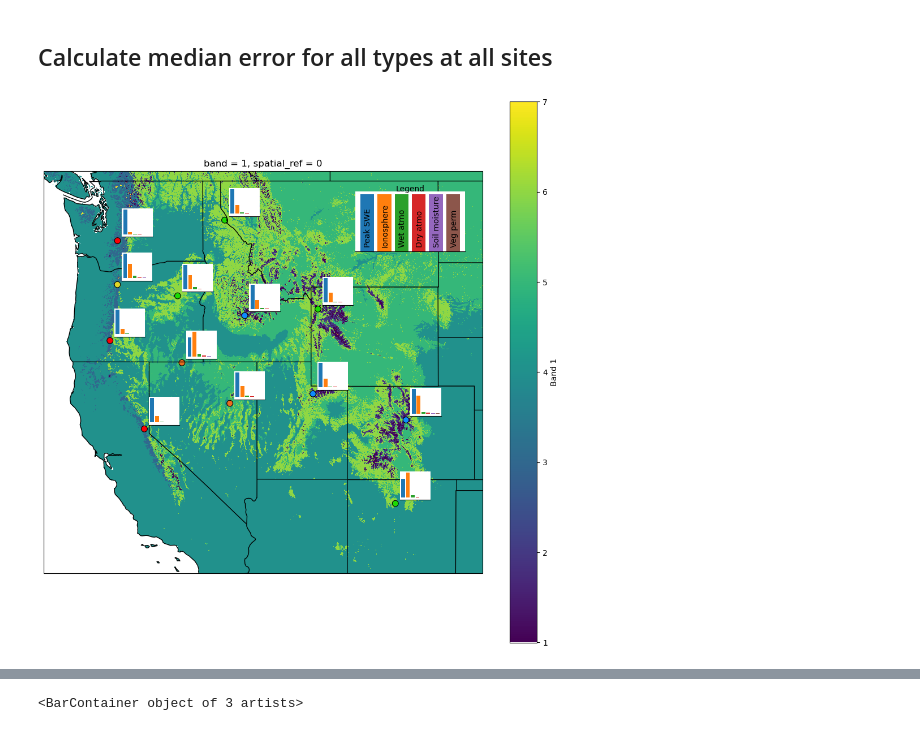
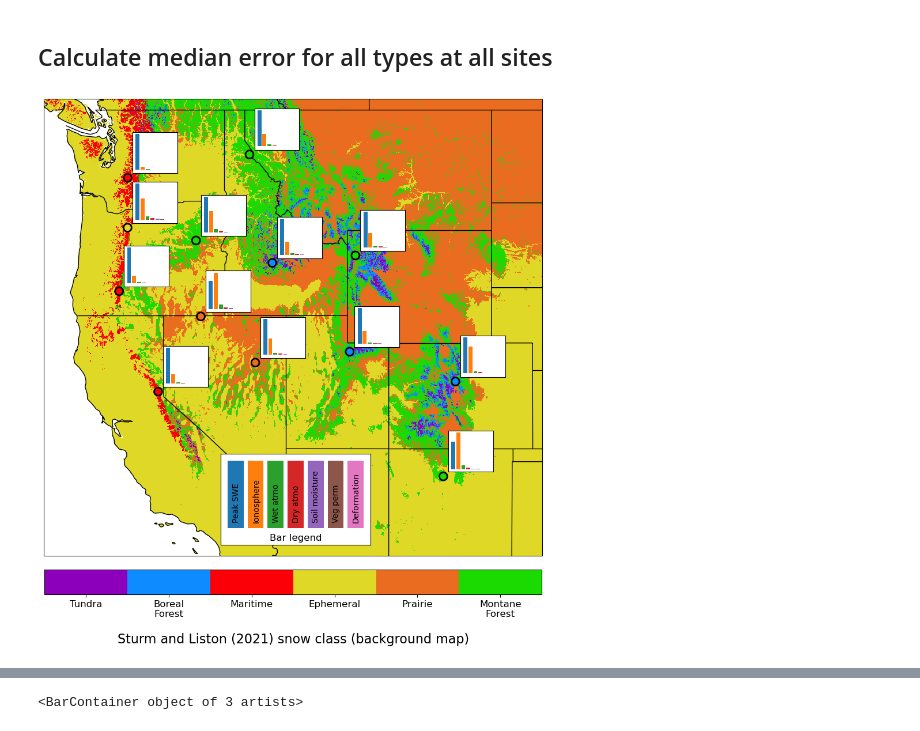
Before and after one commit to rpalomaki/SWE_error_analysis, a Jupyter notebook: ross_sandbox.ipynb, the cells around one changed output, grey strips where cells are left out. Drawn from its saved outputs; the diff is of its cells as text; code cells hidden in the pictures.

```diff
--- a/ross_sandbox.ipynb
+++ b/ross_sandbox.ipynb
@@ -387,16 +391,16 @@ def plot_temporal_variability(station_id: int, ax: plt.axes = None, return_data:
     if return_data:
         return (df_am, df_pm)
 # %%
-fig, ax = plt.subplots(5, 3, figsize=(15,20))
-plot_temporal_variability(station_id=784, ax=ax[:,0], return_data=False)
+fig, ax = plt.subplots(6, 3, figsize=(15*0.8,24*0.8))
+plot_temporal_variability(station_id=679, ax=ax[:,0], return_data=False)
 plot_temporal_variability(station_id=828, ax=ax[:,1], return_data=False)
 plot_temporal_variability(station_id=445, ax=ax[:,2], return_data=False)
 
-for axx in ax[4,:]:
-    axx.hlines([-0.08,0.08], 1, 274, lw=1.5, color='k', ls='--')
-for i in range(5):
+for axx in ax[5,:]:
+    axx.hlines([-0.08,0.08], 1, 274, lw=1.5, color='k', ls='--', zorder=100)
+for i in range(6):
     for axx in ax[i]:
-        if i != 4:
+        if i != 5:
             axx.set_ylim(-0.081, 0.081)
         else:
             axx.set_ylim(-4.5, 4.5)
@@ -406,7 +410,10 @@ for i in range(5):
 #     for axx in ax[i]:
 #         axx.set_ylim(miny, maxy)
 
-for axx in ax[:,0]:
+for axx in ax[:5,0]:
     axx.set_ylabel('SWE error [m]', fontsize=12)
+
+ax[5,0].set_ylabel('SWE error [m]', fontsize=12, labelpad=19)
+
 plt.tight_layout()
 # %% [output]
@@ -416,7 +423,7 @@ fig.savefig('fig2_v2.png', dpi=300)
 # %% [markdown]
 ## Calculate median error for all types at all sites
 # %%
-sites = gpd.read_file('/pl/active/palomaki-sar/insar_swe_errors/data/snotel/fig4_sites.csv')
+sites = gpd.read_file('/pl/active/palomaki-sar/insar_swe_errors/data/snotel/fig4_sites.csv').dropna(subset='ecoregion')
 for c in ['station_id','lat', 'lon', 'sand', 'clay','sturm', 'landfire', 'canopy_height']:
     sites[c] = pd.to_numeric(sites[c])
 sites['median_peak_swe'] = np.nan
@@ -437,6 +444,7 @@ for station_id in sites['station_id']:
         df[c] = df[c].abs()
 
     sites.loc[sites['station_id']==station_id, 'median_peak_swe'] = float(df[['wateryear','swe_m']].groupby('wateryear').max().median()['swe_m'])
+    sites.loc[sites['station_id']==station_id, 'median_defo_error'] = float(df[['wateryear','defo_error']].groupby('wateryear').median().median()['defo_error'])
     sites.loc[sites['station_id']==station_id, 'median_soil_error'] = float(df[['wateryear','soil_error']].groupby('wateryear').median().median()['soil_error'])
     sites.loc[sites['station_id']==station_id, 'median_veg_error'] = float(df[['wateryear','veg_error']].groupby('wateryear').median().median()['veg_error'])
     sites.loc[sites['station_id']==station_id, 'median_dry_error'] = float(df[['wateryear','dry_atmo_error']].groupby('wateryear').median().median()['dry_atmo_error'])
@@ -461,13 +469,13 @@ sites = sites.loc[sites['ecoregion']!='']
 countries = cfeature.NaturalEarthFeature(
         category='cultural',
         name='admin_0_boundary_lines_land',
-        scale='50m',
+        scale='10m',
         facecolor='none')
 
 states_provinces = cfeature.NaturalEarthFeature(
         category='cultural',
         name='admin_1_states_provinces_lines',
-        scale='50m',
+        scale='10m',
         facecolor='none')
 
 fig = plt.figure(figsize=(10,10))
@@ -477,48 +485,63 @@ ax.coastlines()
 ax.add_feature(countries)
 ax.add_feature(states_provinces)
 minx, miny, maxx, maxy = sites.total_bounds
 minx *= 1.03
 maxx *= 0.96
 miny *= 0.9
 maxy *= 1.05
 ax.set_extent((minx, maxx, miny, maxy), crs=ccrs.epsg(3857))
 
 color_dict = {1:'#8d00bb',2:'#0e8bff',3:'#fb0006',4:'#dfd826',5:'#e96c20',6:'#1bda02',7:'#9a9a9a'}
-sturm_colors = [color_dict[x] for x in sites['sturm']]
-sites['sturm_colors'] = sturm_colors
+sturm_colors_sites = [color_dict[x] for x in sites['sturm']]
+sites['sturm_colors'] = sturm_colors_sites
 
-sites['geometry'].plot(ax=ax, color=sites['sturm_colors'], markersize=60, edgecolor='k', linewidth=0.8)
+sturm_colors = list(color_dict.values())[:-1]
+sturm_cmap = mcolors.ListedColormap(sturm_colors)
+bounds = np.arange(1,8)
+sturm_norm = mcolors.BoundaryNorm(bounds, sturm_cmap.N)
+
+sites['geometry'].plot(ax=ax, color=sites['sturm_colors'], markersize=100, edgecolor='k', linewidth=2, zorder=100)
 
 sites['ax_x'] = (sites['geometry'].x - minx) / (maxx-minx)
 sites['ax_y'] = (sites['geometry'].y - miny) / (maxy-miny)
-colors = [plt.get_cmap('tab10')(i) for i in range(6)]
+colors = [plt.get_cmap('tab10')(i) for i in range(7)]
 
 for i, site in sites.iterrows():
-    rel_errors = site[['median_peak_swe','median_ion_error','median_wet_error','median_dry_error','median_soil_error','median_veg_error']]/site['median_peak_swe']
-    ax_mini = ax.inset_axes([site['ax_x']+0.01, site['ax_y']+0.01, 0.07, 0.07], transform=ax.transAxes)
+    rel_errors = site[['median_peak_swe','median_ion_error','median_wet_error','median_dry_error','median_soil_error','median_veg_error','median_defo_error']]/site['median_peak_swe']
+    ax_mini = ax.inset_axes([site['ax_x']+0.01, site['ax_y']+0.01, 0.09, 0.09], transform=ax.transAxes)
     ax_mini.patch.set_alpha(1.0)
-    ax_mini.spines[['top','right','left']].set_visible(False)
-    ax_mini.bar(np.arange(6), rel_errors, color=colors)
+    ax_mini.spines[['top','right','left']].set_visible(True)
+    ax_mini.bar(np.arange(7), rel_errors, color=colors)
     ax_mini.tick_params(axis='both', labelbottom=False, labelleft=False, bottom=False, left=False)
     ax_mini.set_ylim(-0.1, ax_mini.get_ylim()[1])
+    ax_mini.set_xlim(-1, 8)
 
-ax_legend = ax.inset_axes([0.71, 0.8, 0.25, 0.15], transform=ax.transAxes)
+# ax_legend = ax.inset_axes([0.66, 0.75, 0.3, 0.2], transform=ax.transAxes) # Upper right
+ax_legend = ax.inset_axes([0.355, 0.023, 0.3, 0.2], transform=ax.transAxes)
 ax_legend.patch.set_alpha(1.0)
 # ax_legend.patch.set_alpha(0.0)
-ax_legend.spines[['top','right','left']].set_visible(False)
-ax_legend.bar(np.arange(6), np.tile(1,6), color=colors)
-ax_legend.text(0.5, 1, 'Legend', ha='center', transform=ax_legend.transAxes)
+ax_legend.spines[['top','right','left','bottom']].set_visible(True)
+ax_legend.bar(np.arange(7), np.tile(1,7), color=colors)
+# ax_legend.text(0.5, 1, 'Legend', ha='center', transform=ax_legend.transAxes)
+ax_legend.text(0.5, 0.05, 'Bar legend', fontsize=12, ha='center', transform=ax_legend.transAxes)
+ax_legend.set_ylim(-0.25, 1.1)
 ax_legend.tick_params(axis='both', labelbottom=False, labelleft=False, bottom=False, left=False)
-for i, text in enumerate(['Peak SWE','Ionosphere','Wet atmo','Dry atmo','Soil moisture','Veg perm']):
+for i, text in enumerate(['Peak SWE','Ionosphere','Wet atmo','Dry atmo','Soil moisture','Veg perm','Deformation']):
     ax_legend.text(i-0.18, 0.1, text, rotation=90)
 
 sturm = rxr.open_rasterio('/pl/active/palomaki-sar/insar_swe_errors/data/ancillary/SnowClass_NA_300m_10.0arcsec_2021_v01.0.tif').rio.reproject('epsg:3857').rio.clip_box(minx, miny, maxx, maxy)
 sturm = sturm.where(sturm<8)
-sturm.plot(ax=ax, zorder=0)
+mesh = sturm.plot(ax=ax, zorder=0, cmap=sturm_cmap, norm=sturm_norm, add_colorbar=False)
+cbar = plt.colorbar(mesh, orientation='horizontal', shrink=0.89, pad=0.025)
+cbar.ax.xaxis.set_ticks(np.arange(1.5,7,1), labels=['Tundra','Boreal\nForest','Maritime','Ephemeral','Prairie','Montane\nForest'])
+cbar.ax.set_xlabel('Sturm and Liston (2021) snow class (background map)', labelpad=18, fontsize=16)
+cbar.ax.tick_params(axis='x', which='major', labelsize=12)
+cbar.ax.tick_params(axis='x', which='minor', bottom=False)
+ax.set_title('')
 
 plt.tight_layout()
-# fig.savefig('map_test.png', dpi=300)
+fig.savefig('local/figs/fig4.png', dpi=300)
 # %% [output]
-[figure, old version]
+[figure, new version]
 # %%
 sites
```
Also changed, not shown: parts of 13 cells of this notebook, 1 other file.
